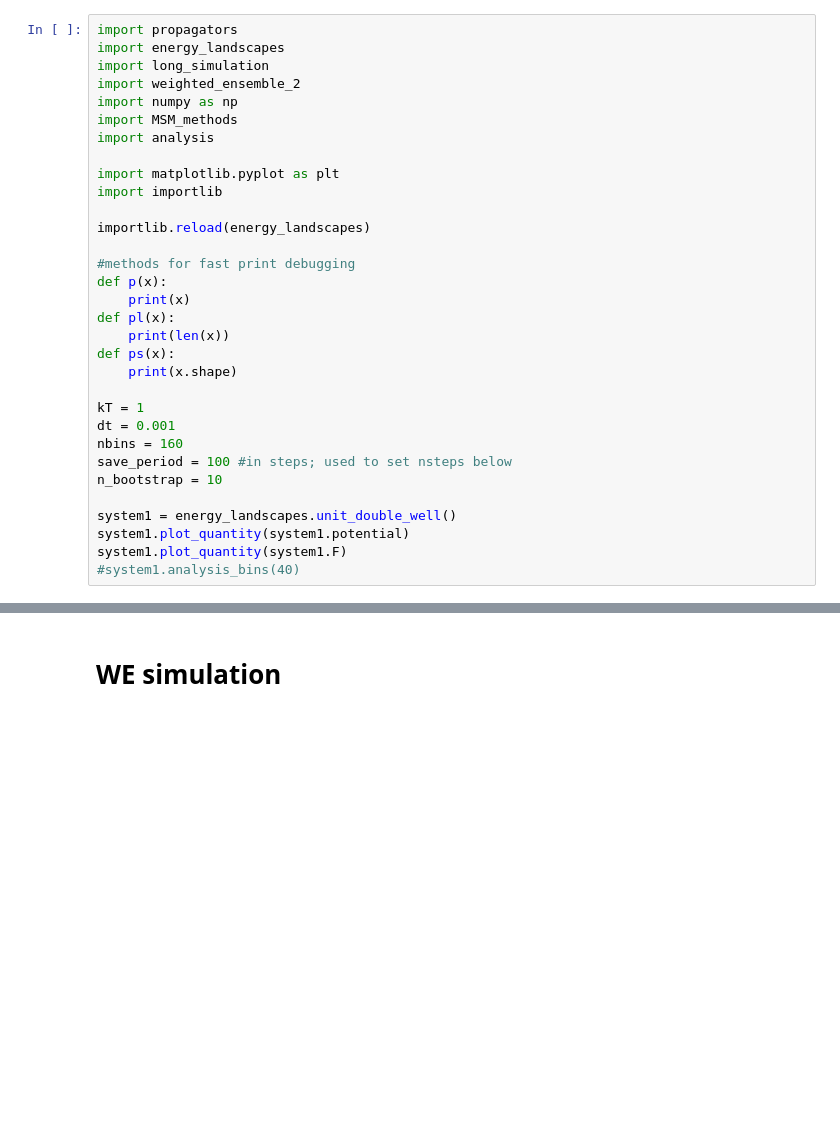
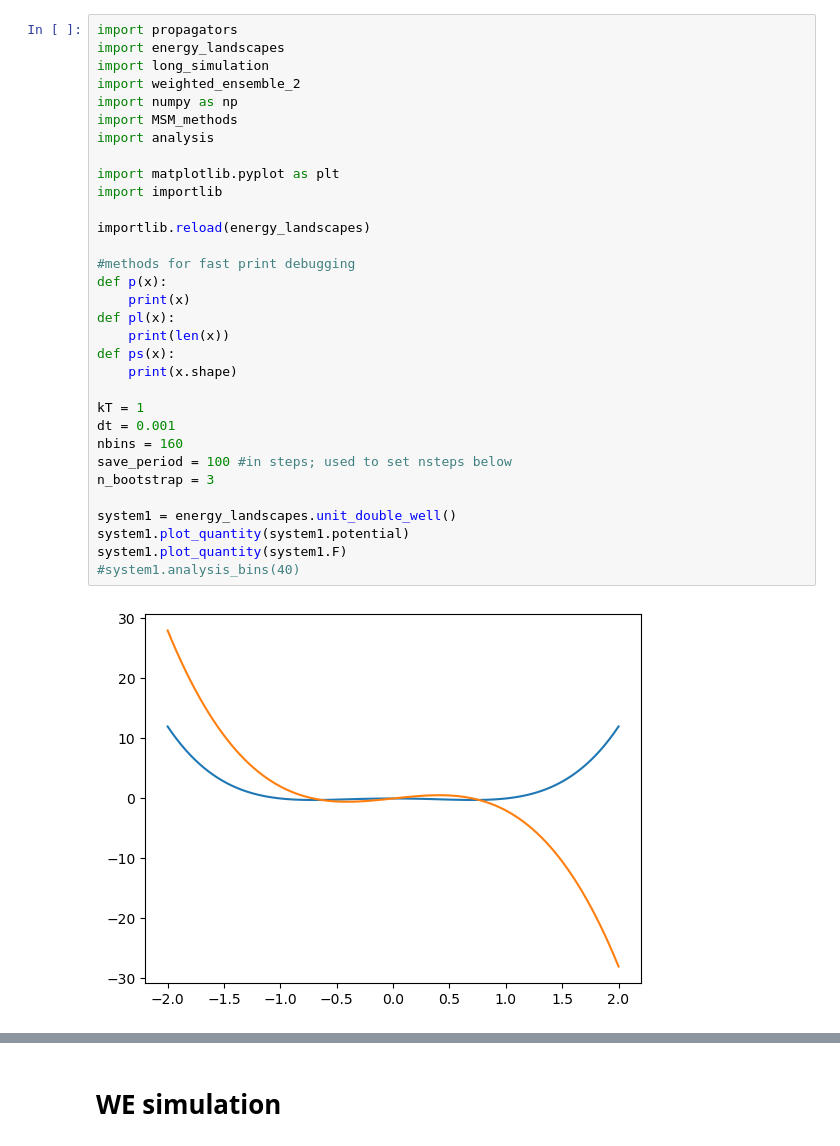
Before and after one commit to JonathanHB/sampling-methods, a Jupyter notebook: testing_v2.ipynb, the cells around one changed output, grey strips where cells are left out. Saved outputs shown, nothing was run; the diff lists cells and outputs as text; blank space fills up the shorter version.

```diff
--- a/testing_v2.ipynb
+++ b/testing_v2.ipynb
@@ -2,34 +2,36 @@
 import propagators
 import energy_landscapes
 import long_simulation
 import weighted_ensemble_2
 import numpy as np
 import MSM_methods
 import analysis
 
 import matplotlib.pyplot as plt
 import importlib
 
 importlib.reload(energy_landscapes)
 
 #methods for fast print debugging
 def p(x):
     print(x)
 def pl(x):
     print(len(x))
 def ps(x):
     print(x.shape)
 
 kT = 1
 dt = 0.001
 nbins = 160
 save_period = 100 #in steps; used to set nsteps below
-n_bootstrap = 10
+n_bootstrap = 3
 
 system1 = energy_landscapes.unit_double_well()
 system1.plot_quantity(system1.potential)
 system1.plot_quantity(system1.F)
 #system1.analysis_bins(40)
+# %% [output]
+[figure, added]
 # %%
 importlib.reload(MSM_methods)
 importlib.reload(long_simulation)
```
Also changed, not shown: parts of 2 cells of this notebook, 8 other files.
